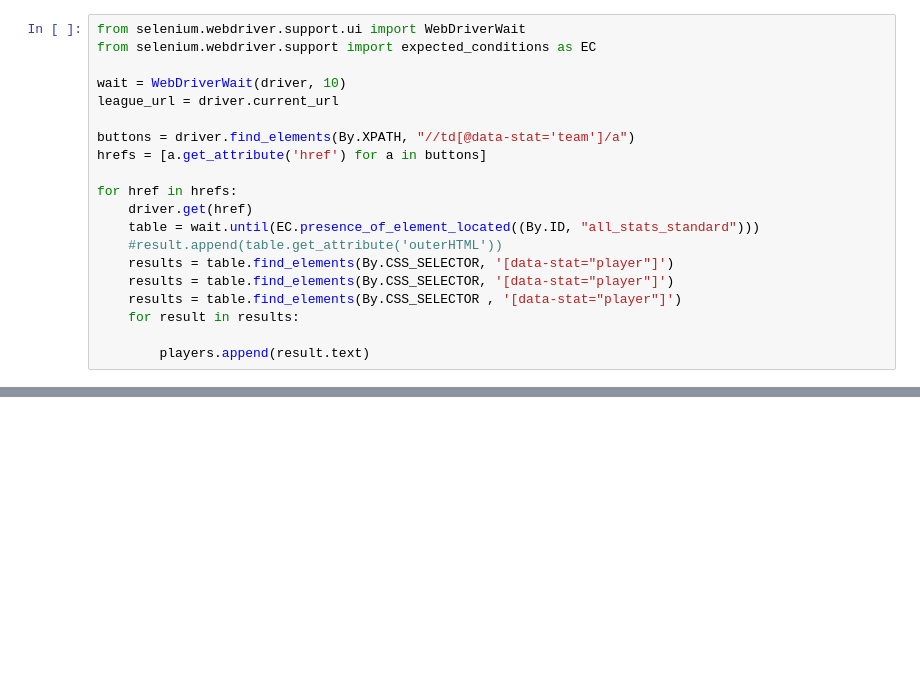
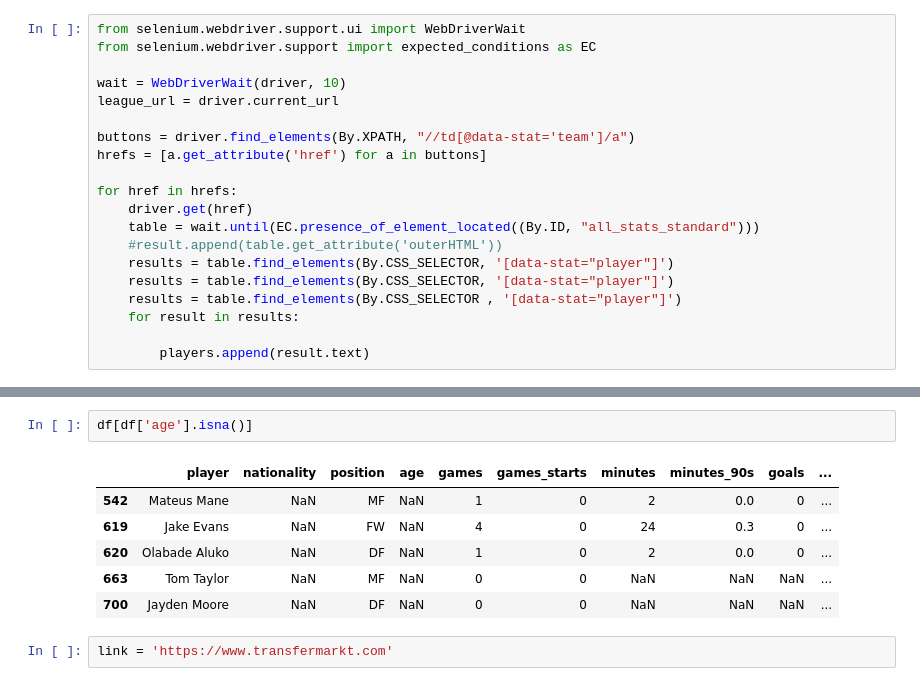
Before and after one commit to epsilon403/football-data-analytics, a Jupyter notebook: scraping.ipynb, the cells around one changed output, grey strips where cells are left out. Cells and saved outputs as stored; diff of their text form; blank space fills up the shorter version.

```diff
--- a/scraping.ipynb
+++ b/scraping.ipynb
@@ -157,0 +194,11 @@ Name: team, Length: 1060, dtype: object
+# %%
+df[df['age'].isna()]
+# %% [output]
+|  | player | nationality | position | age | games | games_starts | minutes | minutes_90s | goals | ... |
+| 542 | Mateus Mane | NaN | MF | NaN | 1 | 0 | 2 | 0.0 | 0 | ... |
+| 619 | Jake Evans | NaN | FW | NaN | 4 | 0 | 24 | 0.3 | 0 | ... |
+| 620 | Olabade Aluko | NaN | DF | NaN | 1 | 0 | 2 | 0.0 | 0 | ... |
+| 663 | Tom Taylor | NaN | MF | NaN | 0 | 0 | NaN | NaN | NaN | ... |
+| 700 | Jayden Moore | NaN | DF | NaN | 0 | 0 | NaN | NaN | NaN | ... |
+# %%
+link = 'https://www.transfermarkt.com'
```
Also changed, not shown: parts of 7 cells of this notebook, 4 other files.
